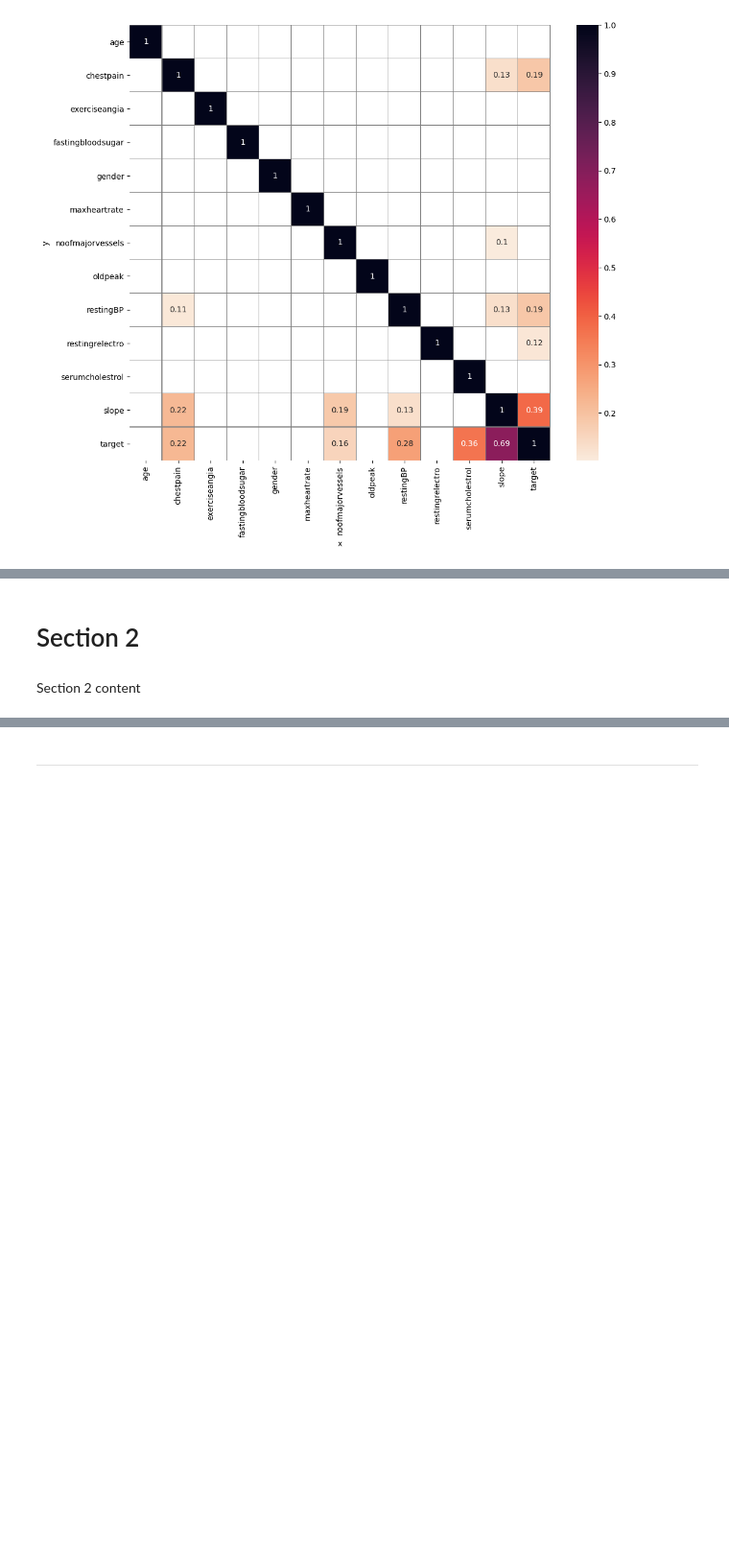
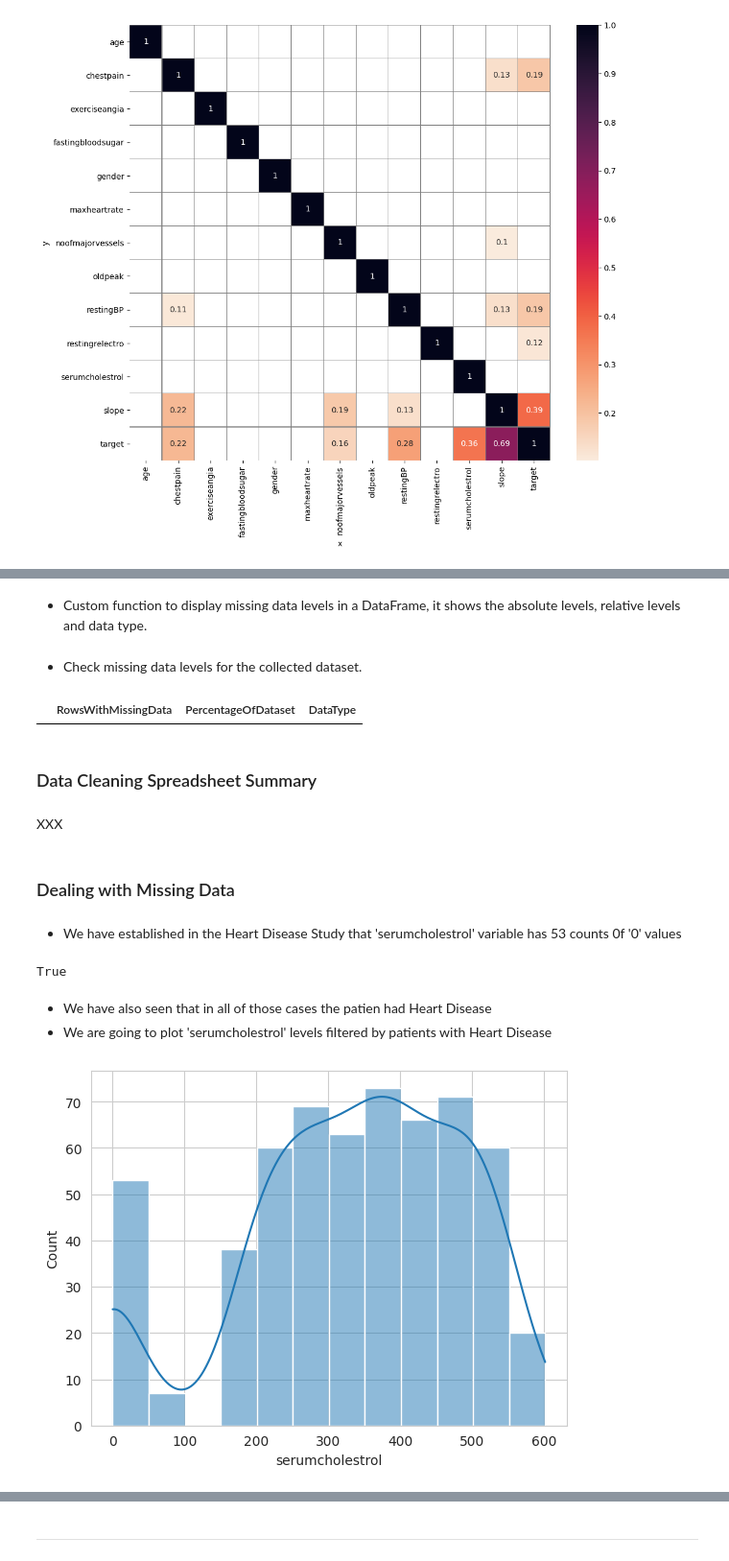
Before and after one commit to SimasJakubenas/cd-prediction-pp5, a Jupyter notebook: jupyter_notebooks/03 - Data Cleaning.ipynb, the cells around one changed output, grey strips where cells are left out. Shown: that part at 96% size. Saved outputs shown, nothing was run; the diff lists cells and outputs as text; code cells hidden in the pictures; blank space fills up the shorter version.

Commit message:
FEAT: dealing with missing data

```diff
--- a/jupyter_notebooks/03 - Data Cleaning.ipynb
+++ b/jupyter_notebooks/03 - Data Cleaning.ipynb
@@ -190,4 +190,2 @@ The score ranges from 0 (no predictive power) to 1 (perfect predictive power)
-# %% [markdown]
-# Section 2
-# %% [markdown]
-Section 2 content
+# %% [markdown]
+* Custom function to display missing data levels in a DataFrame, it shows the absolute levels, relative levels and data type.
@@ -193,0 +206,29 @@ Section 2 content
+# %% [markdown]
+* Check missing data levels for the collected dataset.
+# %%
+EvaluateMissingData(df)
+# %% [output]
+|  | RowsWithMissingData | PercentageOfDataset | DataType |
+# %% [markdown]
+### Data Cleaning Spreadsheet Summary
+# %% [markdown]
+XXX
+# %% [markdown]
+### Dealing with Missing Data
+# %% [markdown]
+* We have established in the Heart Disease Study that 'serumcholestrol' variable has 53 counts 0f '0' values
+# %%
+0 in df['serumcholestrol'].values
+# %% [output]
+True
+# %% [markdown]
+* We have also seen that in all of those cases the patien had Heart Disease
+* We are going to plot 'serumcholestrol' levels filtered by patients with Heart Disease
+# %%
+df_hd = df[df['target'] == 1]
+sns.set_style('whitegrid')
+sns.histplot(data=df_hd['serumcholestrol'], kde=True)
+plt.show()
+print('\n')
+# %% [output]
+[figure, added]
```
Also changed, not shown: parts of 13 cells of this notebook.
